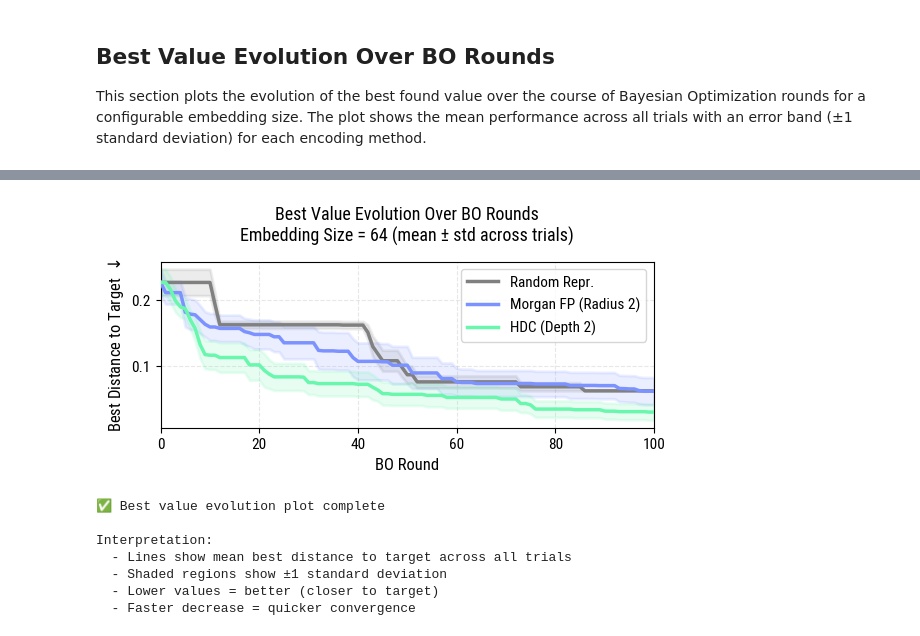
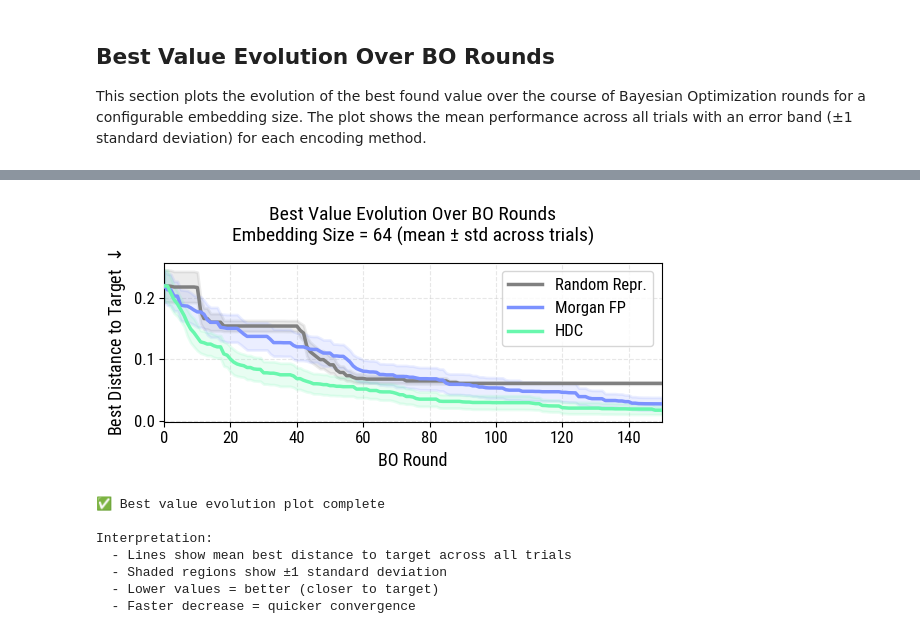
Before and after one commit to aimat-lab/graph_hdc, a Jupyter notebook: graph_hdc/experiments/fingerprints/analyze_ex_07.ipynb, the cells around one changed output, grey strips where cells are left out. Saved outputs shown, nothing was run; the diff lists cells and outputs as text; code cells hidden in the pictures.

```diff
--- a/graph_hdc/experiments/fingerprints/analyze_ex_07.ipynb
+++ b/graph_hdc/experiments/fingerprints/analyze_ex_07.ipynb
@@ -44,7 +44,7 @@ def select_experiment(experiment_name: str,
                       experiment_parameters: dict
                       ) -> bool:
     """Select only Experiment 07 BO experiments."""
-    main_condition = 'ex_07_d' in experiment_parameters.get('__PREFIX__', '')
+    main_condition = 'ex_07_g' in experiment_parameters.get('__PREFIX__', '')
     return main_condition
 
 
@@ -884,13 +1012,13 @@ COLORS = {
 
 LABELS = {
     'random': 'Random Repr.',
-    'fp': 'Morgan FP (Radius 2)',
-    'hdc': 'HDC (Depth 2)',
+    'fp': 'Morgan FP',
+    'hdc': 'HDC',
 }
 
 # Figure size
-FIGSIZE = (12, 7)
-FONT_SIZE = 11
+FIGSIZE = (6, 3)
+FONT_SIZE = 12
 # %%
 %matplotlib inline
 import pandas as pd
@@ -1004,36 +1132,36 @@ for encoding in encodings:
 # ============================================================================
 
 ax.set_xlabel('BO Round', fontsize=FONT_SIZE + 1)
 ax.set_ylabel('Best Distance to Target $\\downarrow$', fontsize=FONT_SIZE + 1)
 ax.set_title(
     f'Best Value Evolution Over BO Rounds\n'
     f'Embedding Size = {SELECTED_EMBEDDING_SIZE} (mean ± std across trials)',
     fontsize=FONT_SIZE + 2,
     pad=15
 )
 
 ax.legend(loc='upper right', fontsize=FONT_SIZE)
 ax.grid(True, alpha=0.3, linestyle='--')
 
 # Set reasonable y-axis limits (adjust based on data)
-ax.set_xlim(left=0, right=100)
+ax.set_xlim(left=0, right=150)
 #ax.set_yscale("log")
 
 plt.tight_layout()
 
-fig_path = os.path.join(PATH, 'figures', 'bo_trials.svg')
+fig_path = os.path.join(PATH, 'figures', 'bo_trials.pdf')
 plt.savefig(fig_path)
 
 plt.show()
 
 print("\n✅ Best value evolution plot complete")
 print("\nInterpretation:")
 print("  - Lines show mean best distance to target across all trials")
 print("  - Shaded regions show ±1 standard deviation")
 print("  - Lower values = better (closer to target)")
 print("  - Faster decrease = quicker convergence")
 # %% [output]
-[figure, old version]
+[figure, new version]
 ✅ Best value evolution plot complete
 
 Interpretation:
```
Also changed, not shown: parts of 13 cells of this notebook, 18 other files.
